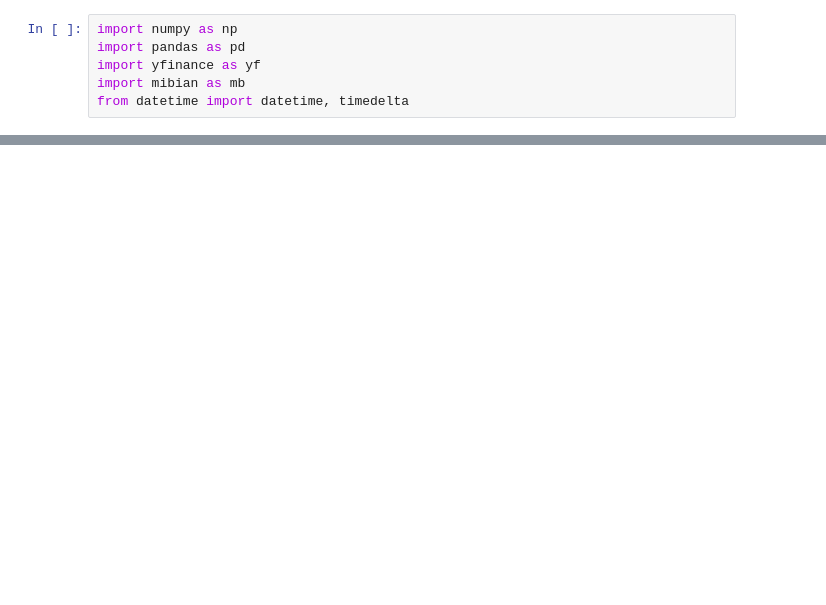
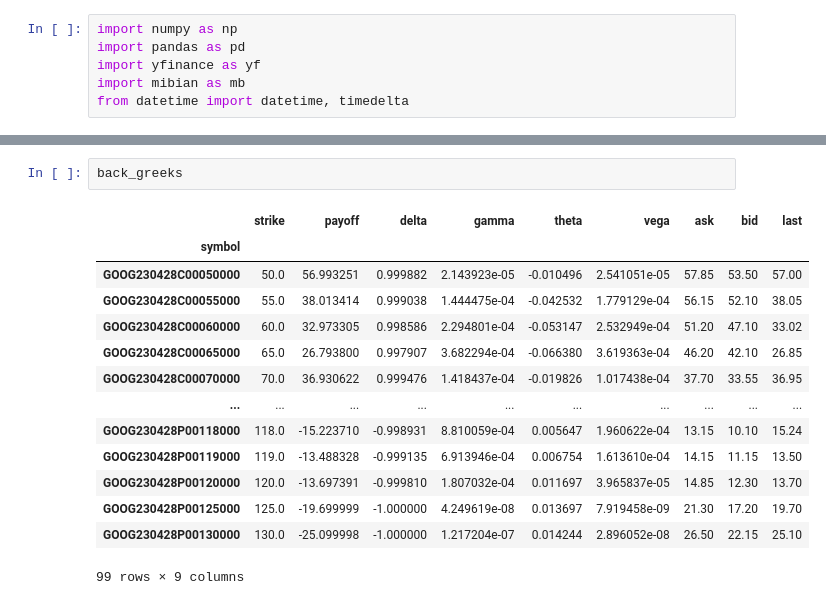
Before and after one commit to YilunAllenChen/Quantable, a Jupyter notebook: calendar_spreads.ipynb, the cells around one changed output, grey strips where cells are left out. Cells and saved outputs as stored; diff of their text form; blank space fills up the shorter version.

```diff
--- a/calendar_spreads.ipynb
+++ b/calendar_spreads.ipynb
@@ -98,0 +155,17 @@ options
+# %%
+back_greeks
+# %% [output]
+|  | strike | payoff | delta | gamma | theta | vega | ask | bid | last |
+| symbol |  |  |  |  |  |  |  |  |  |
+| GOOG230428C00050000 | 50.0 | 56.993251 | 0.999882 | 2.143923e-05 | -0.010496 | 2.541051e-05 | 57.85 | 53.50 | 57.00 |
+| GOOG230428C00055000 | 55.0 | 38.013414 | 0.999038 | 1.444475e-04 | -0.042532 | 1.779129e-04 | 56.15 | 52.10 | 38.05 |
+| GOOG230428C00060000 | 60.0 | 32.973305 | 0.998586 | 2.294801e-04 | -0.053147 | 2.532949e-04 | 51.20 | 47.10 | 33.02 |
+| GOOG230428C00065000 | 65.0 | 26.793800 | 0.997907 | 3.682294e-04 | -0.066380 | 3.619363e-04 | 46.20 | 42.10 | 26.85 |
+| GOOG230428C00070000 | 70.0 | 36.930622 | 0.999476 | 1.418437e-04 | -0.019826 | 1.017438e-04 | 37.70 | 33.55 | 36.95 |
+| ... | ... | ... | ... | ... | ... | ... | ... | ... | ... |
+| GOOG230428P00118000 | 118.0 | -15.223710 | -0.998931 | 8.810059e-04 | 0.005647 | 1.960622e-04 | 13.15 | 10.10 | 15.24 |
+| GOOG230428P00119000 | 119.0 | -13.488328 | -0.999135 | 6.913946e-04 | 0.006754 | 1.613610e-04 | 14.15 | 11.15 | 13.50 |
+| GOOG230428P00120000 | 120.0 | -13.697391 | -0.999810 | 1.807032e-04 | 0.011697 | 3.965837e-05 | 14.85 | 12.30 | 13.70 |
+| GOOG230428P00125000 | 125.0 | -19.699999 | -1.000000 | 4.249619e-08 | 0.013697 | 7.919458e-09 | 21.30 | 17.20 | 19.70 |
+| GOOG230428P00130000 | 130.0 | -25.099998 | -1.000000 | 1.217204e-07 | 0.014244 | 2.896052e-08 | 26.50 | 22.15 | 25.10 |
+99 rows × 9 columns
```
Also changed, not shown: parts of 9 cells of this notebook.
